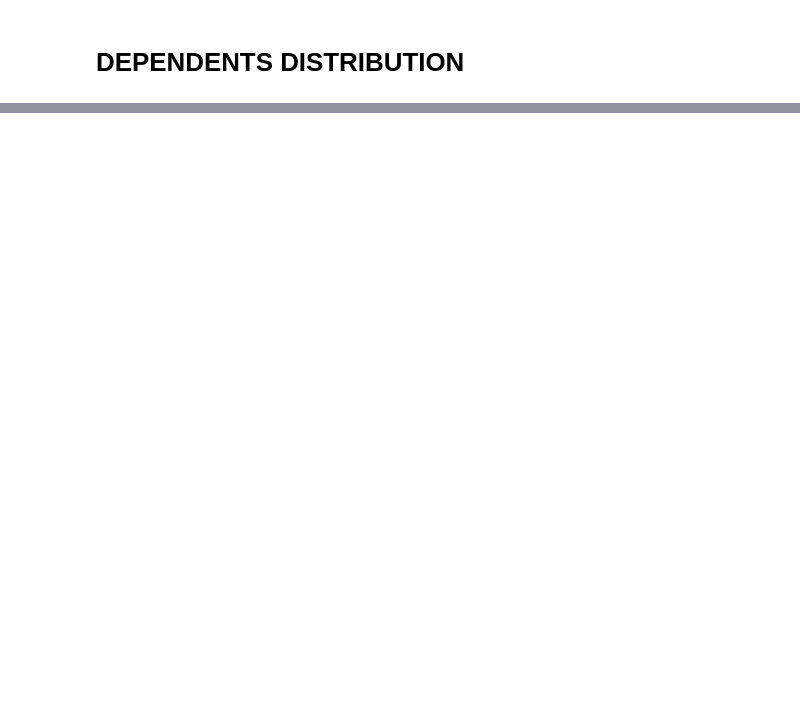
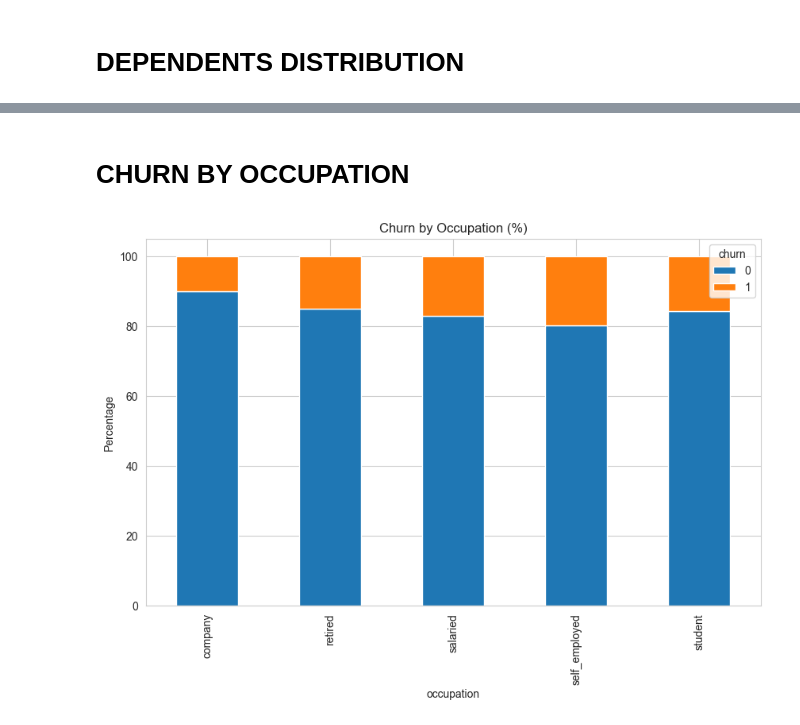
Before and after one commit to VanshSharma88/SectionE_G-12_Banking_churn_prediction, a Jupyter notebook: notebooks/03_eda.ipynb, the cells around one changed output, grey strips where cells are left out. Saved outputs shown, nothing was run; the diff lists cells and outputs as text; code cells hidden in the pictures; blank space fills up the shorter version.

```diff
--- a/notebooks/03_eda.ipynb
+++ b/notebooks/03_eda.ipynb
@@ -114,0 +161,10 @@ plt.show()
+# %% [markdown]
+# CHURN BY OCCUPATION
+# %%
+occ_churn = pd.crosstab(df["occupation"], df["churn"], normalize="index")*100
+occ_churn.plot(kind="bar", stacked=True)
+plt.title("Churn by Occupation (%)")
+plt.ylabel("Percentage")
+plt.show()
+# %% [output]
+[figure, added]
```
Also changed, not shown: parts of 16 cells of this notebook.
